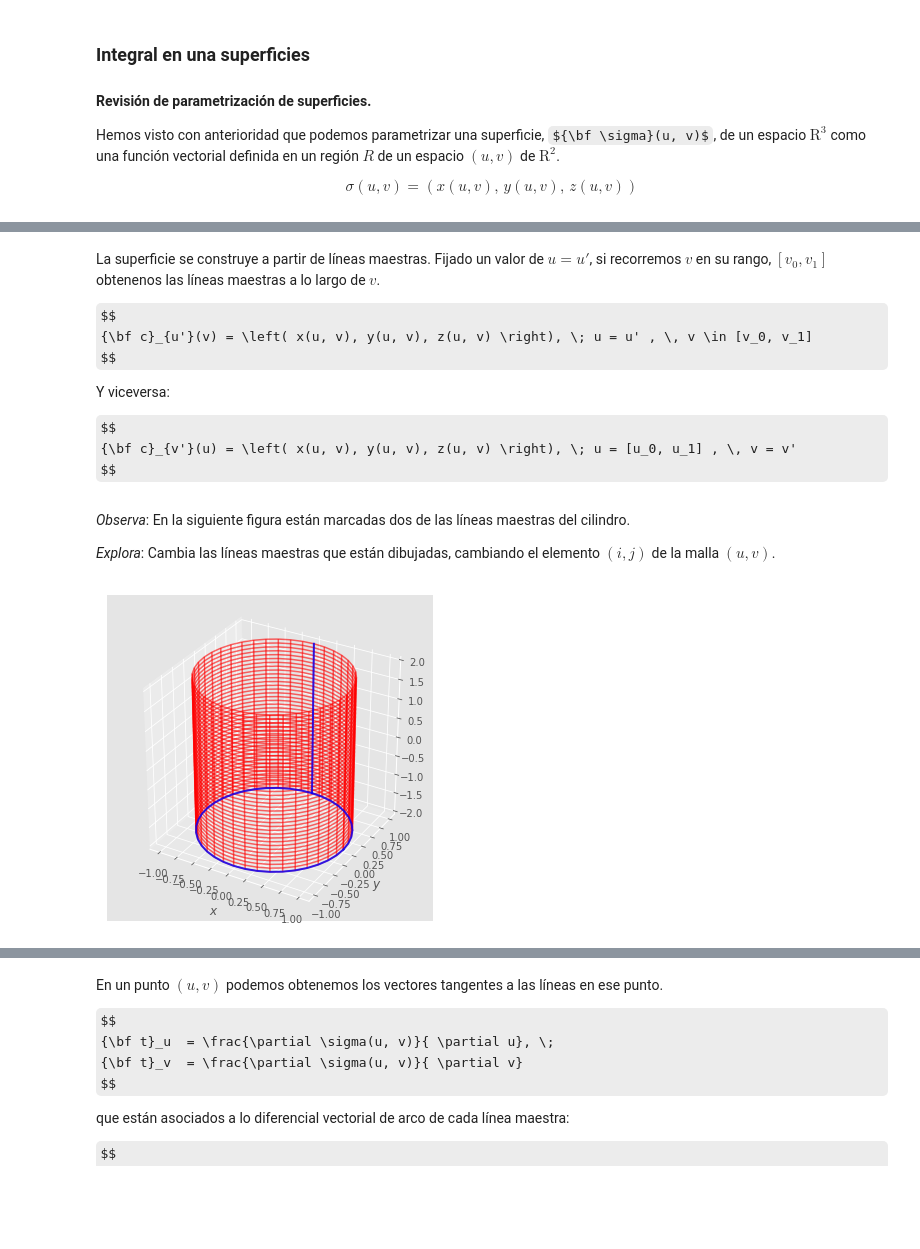
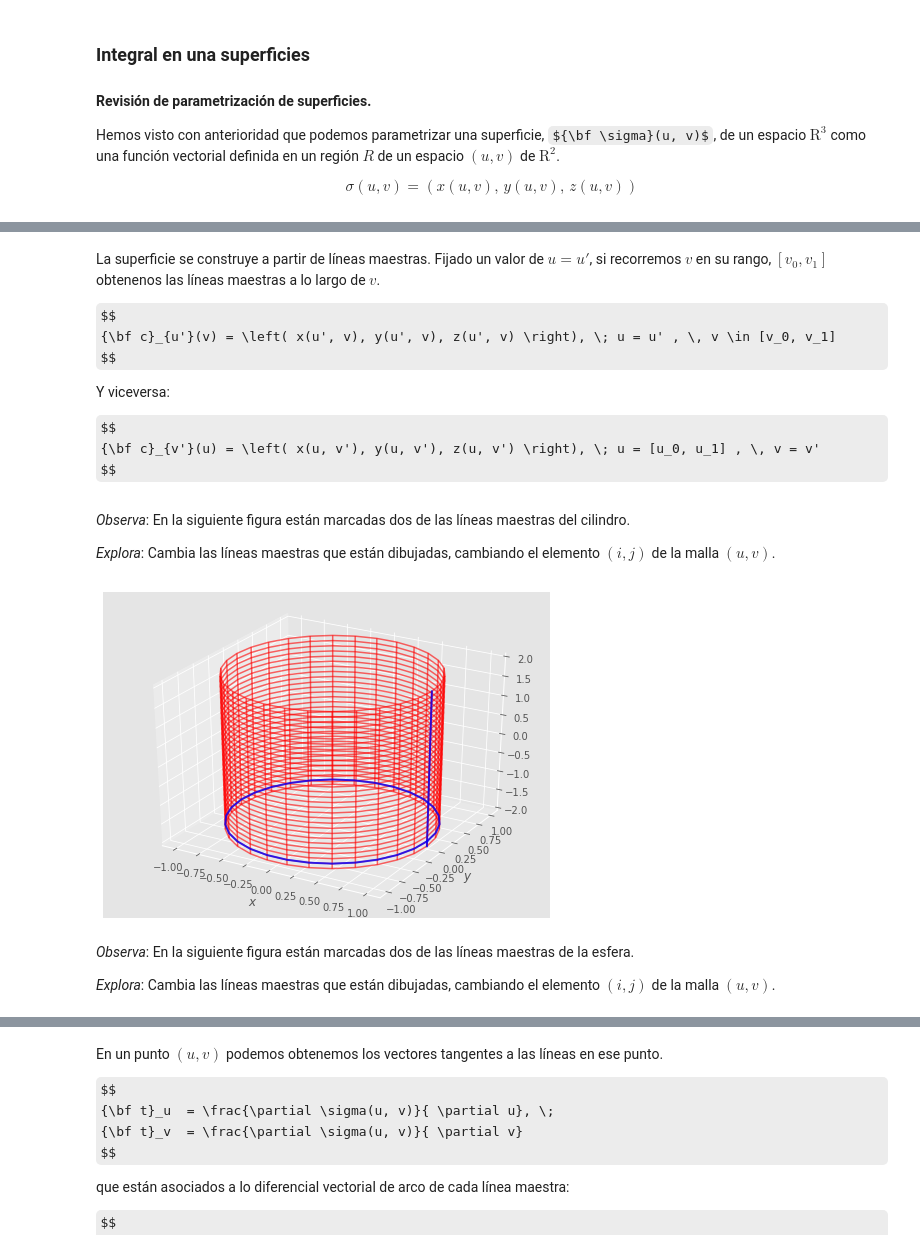
Before and after one commit to jahernando/USC-MMIII, a Jupyter notebook: tcalvec_integral_superficie.ipynb, the cells around one changed output, grey strips where cells are left out. Drawn from its saved outputs; the diff is of its cells as text; code cells hidden in the pictures; some formulas as TeX source; blank space fills up the shorter version.

```diff
--- a/tcalvec_integral_superficie.ipynb
+++ b/tcalvec_integral_superficie.ipynb
@@ -89,13 +90,13 @@ gf.wfsurface(xfun, yfun, zfun, phirange, thetarange, alpha = 0.6);
 La superficie se construye a partir de líneas maestras. Fijado un valor de $u = u'$, si recorremos $v$ en su rango, $[v_0, v_1]$ obtenenos las líneas maestras a lo largo de $v$.
 
 $$
-{\bf c}_{u'}(v) = \left( x(u, v), y(u, v), z(u, v) \right), \; u = u' , \, v \in [v_0, v_1]
+{\bf c}_{u'}(v) = \left( x(u', v), y(u', v), z(u', v) \right), \; u = u' , \, v \in [v_0, v_1]
 $$
 
 Y viceversa:
 
 $$
-{\bf c}_{v'}(u) = \left( x(u, v), y(u, v), z(u, v) \right), \; u = [u_0, u_1] , \, v = v'
+{\bf c}_{v'}(u) = \left( x(u, v'), y(u, v'), z(u, v') \right), \; u = [u_0, u_1] , \, v = v'
 $$
 # %% [markdown]
 *Observa*: En la siguiente figura están marcadas dos de las líneas maestras del cilindro.
@@ -103,16 +104,20 @@ $$
 *Explora*: Cambia las líneas maestras que están dibujadas, cambiando el elemento $(i, j)$ de la malla $(u, v)$.
 # %%
 r, size = 1., 2.
-phirange = (0., 2*np.pi, 41)
-zrange   = (-size, size, 41)
-phii, zj = 10, 0
+phirange = (0., 2*np.pi, 31)
+zrange   = (-size, size, 31)
+phii, zj = 0, 1
 xfun = lambda phi, z : r * np.cos(phi)
 yfun = lambda phi, z : r * np.sin(phi)
 zfun = lambda phi, z : z
 gf.wfsurface(xfun, yfun, zfun, phirange, zrange, alpha = 0.6);
 gf.wfmasterlines(xfun, yfun, zfun, phirange, zrange, ui = phii, vj = zj);
 # %% [output]
-[figure, old version]
+[figure, new version]
+# %% [markdown]
+*Observa*: En la siguiente figura están marcadas dos de las líneas maestras de la esfera.
+
+*Explora*: Cambia las líneas maestras que están dibujadas, cambiando el elemento $(i, j)$ de la malla $(u, v)$.
 # %%
 r          = 1.
 phirange   = (0., 2*np.pi, 31)
```
Also changed, not shown: parts of 16 cells of this notebook, 18 other files.
